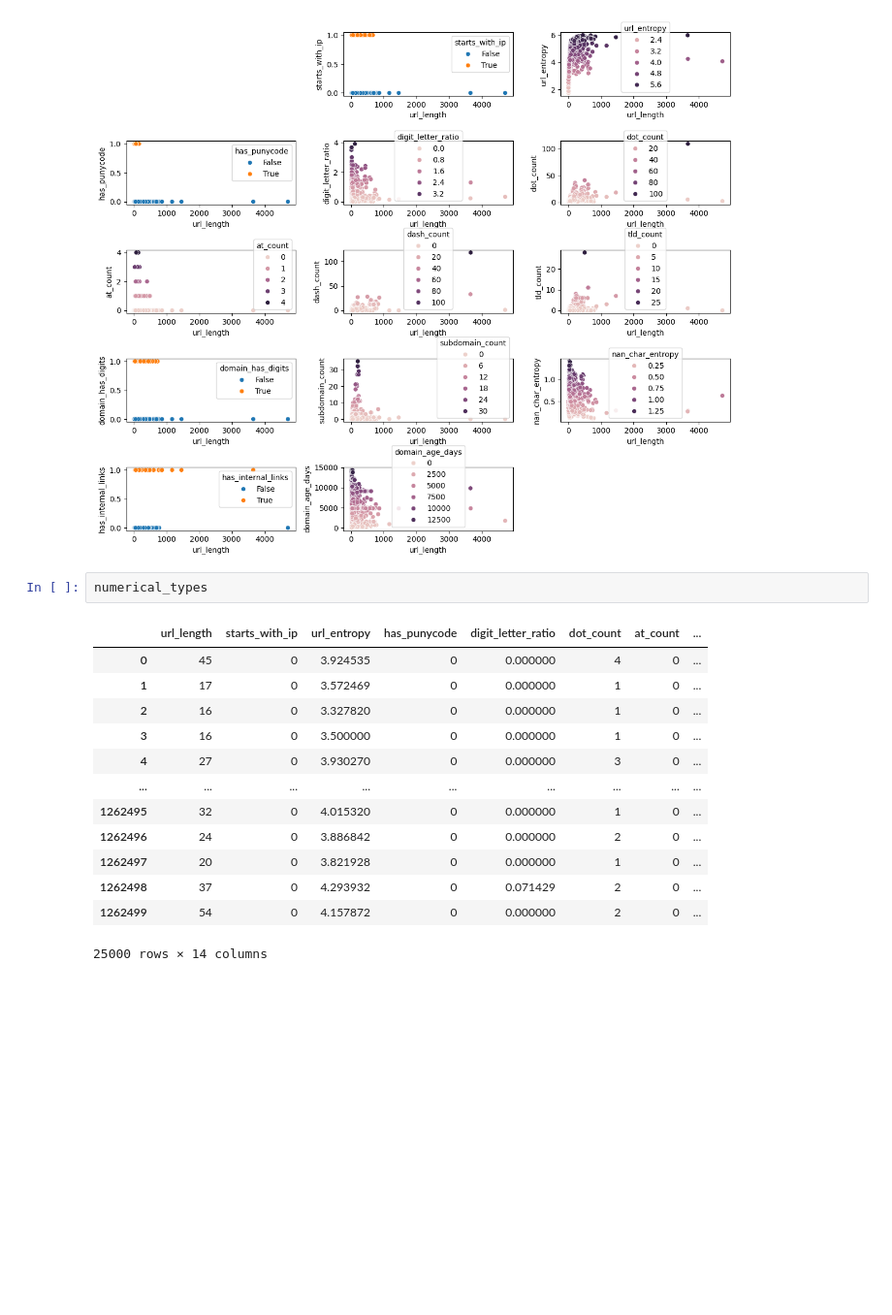
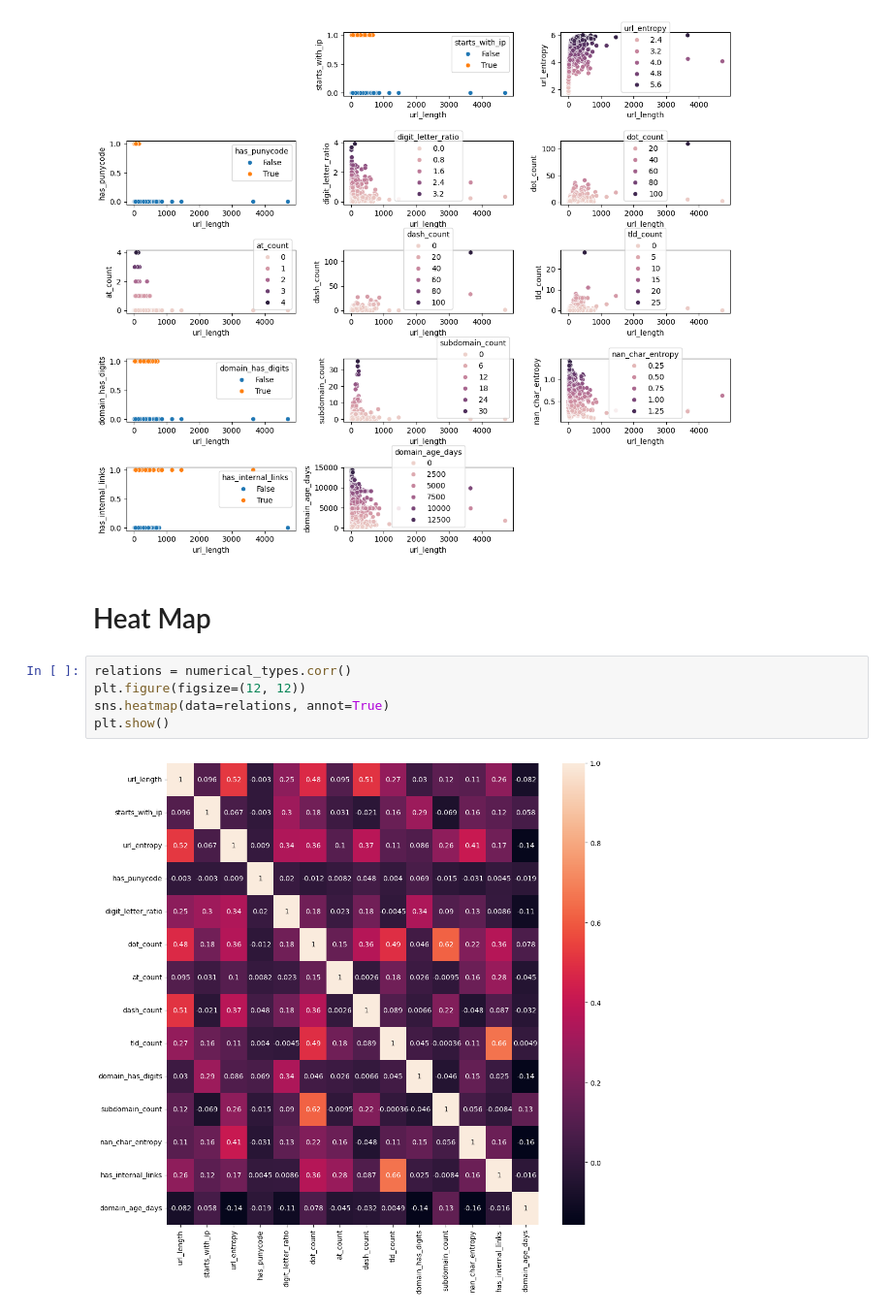
Before and after one commit to MaukanMir/Phishing-Url-Detection-Analysis, a Jupyter notebook: training.ipynb, the cells around one changed output. Shown at 97% size. Cells and saved outputs as stored; diff of their text form; blank space fills up the shorter version.

```diff
--- a/training.ipynb
+++ b/training.ipynb
@@ -565,19 +565,12 @@ scatter_plot(df, numerical_types.columns, "url_length")
 [figure]
 [figure]
 [figure]
-# %%
-numerical_types
-# %% [output]
-|  | url_length | starts_with_ip | url_entropy | has_punycode | digit_letter_ratio | dot_count | at_count | ... |
-| 0 | 45 | 0 | 3.924535 | 0 | 0.000000 | 4 | 0 | ... |
-| 1 | 17 | 0 | 3.572469 | 0 | 0.000000 | 1 | 0 | ... |
-| 2 | 16 | 0 | 3.327820 | 0 | 0.000000 | 1 | 0 | ... |
-| 3 | 16 | 0 | 3.500000 | 0 | 0.000000 | 1 | 0 | ... |
-| 4 | 27 | 0 | 3.930270 | 0 | 0.000000 | 3 | 0 | ... |
-| ... | ... | ... | ... | ... | ... | ... | ... | ... |
-| 1262495 | 32 | 0 | 4.015320 | 0 | 0.000000 | 1 | 0 | ... |
-| 1262496 | 24 | 0 | 3.886842 | 0 | 0.000000 | 2 | 0 | ... |
-| 1262497 | 20 | 0 | 3.821928 | 0 | 0.000000 | 1 | 0 | ... |
-| 1262498 | 37 | 0 | 4.293932 | 0 | 0.071429 | 2 | 0 | ... |
-| 1262499 | 54 | 0 | 4.157872 | 0 | 0.000000 | 2 | 0 | ... |
-25000 rows × 14 columns
+# %% [markdown]
+# Heat Map
+# %%
+relations = numerical_types.corr()
+plt.figure(figsize=(12, 12))
+sns.heatmap(data=relations, annot=True)
+plt.show()
+# %% [output]
+[figure, added]
```
